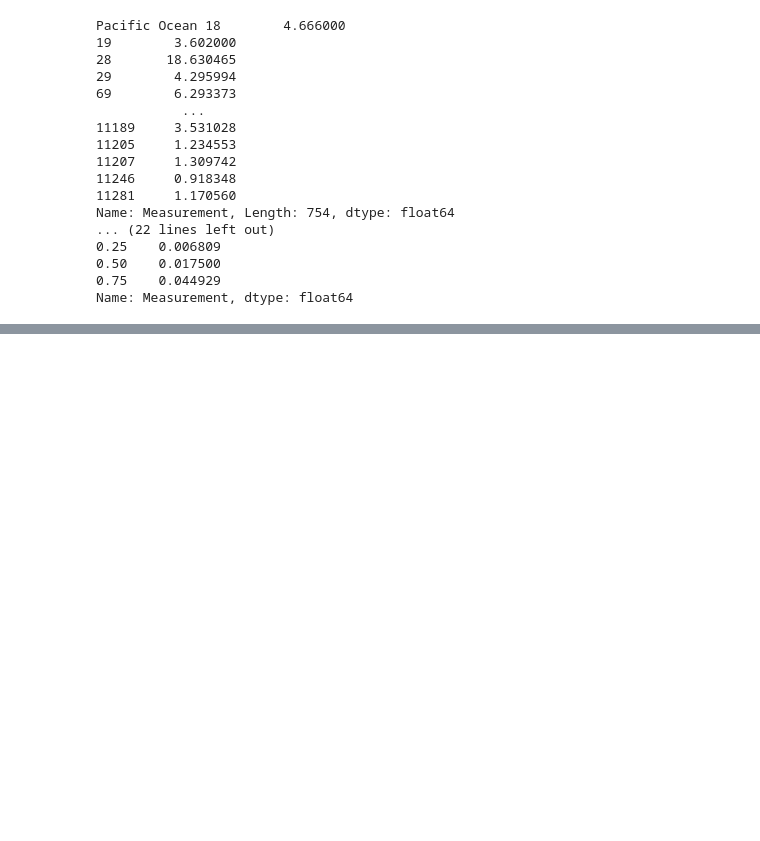
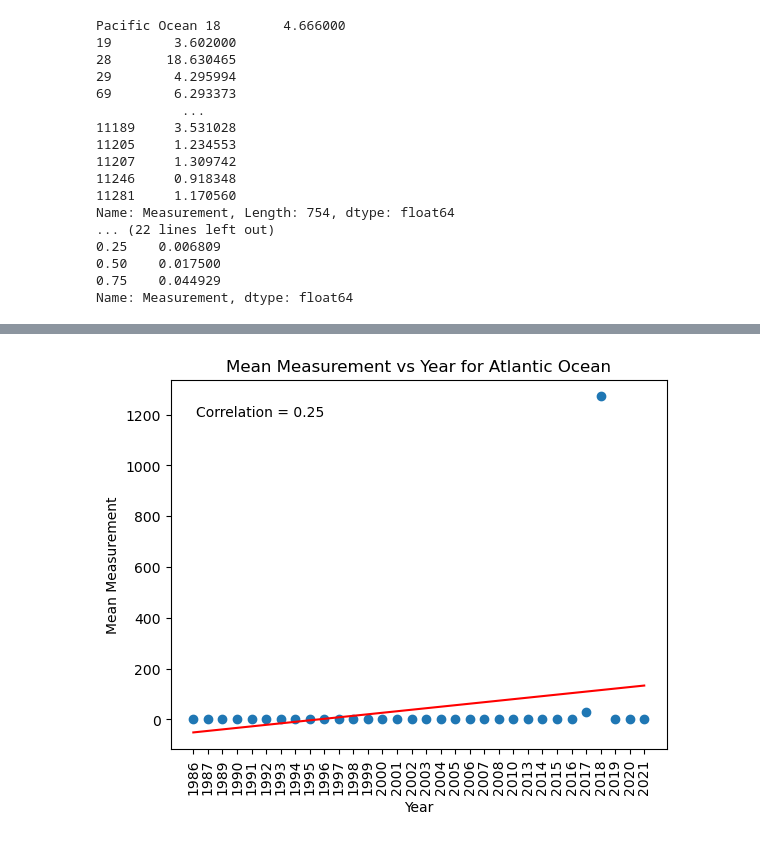
Before and after one commit to emalaki/Project-1, a Jupyter notebook: aa-notebook.ipynb, the cells around one changed output, grey strips where cells are left out. Saved outputs shown, nothing was run; the diff lists cells and outputs as text; code cells hidden in the pictures; blank space fills up the shorter version.

```diff
--- a/aa-notebook.ipynb
+++ b/aa-notebook.ipynb
@@ -272,16 +212,0 @@ plt.show()
-# %%
-#create a scatter plot of avg measurement for atlantic ocean over time
-atlantic_df = clean_microplastics_df[clean_microplastics_df['Oceans'] == 'Atlantic Ocean']
-
-mean_atl_df = atlantic_df.groupby('Year')['Measurement'].mean().reset_index()
-
-plt.scatter(mean_atl_df['Year'], mean_atl_df['Measurement'])
-
-plt.title('Mean Measurement vs Year for Atlantic Ocean')
-plt.xlabel('Year')
-plt.xticks(rotation=90)
-plt.ylabel('Mean Measurement')
-
-plt.savefig("output_data/Fig5.png")
-
-plt.show()
@@ -306,0 +284,44 @@ plt.show()
+# %%
+# #create a scatter plot of avg measurement for atlantic ocean over time
+# atlantic_df = clean_microplastics_df[clean_microplastics_df['Oceans'] == 'Atlantic Ocean']
+
+# mean_atl_df = atlantic_df.groupby('Year')['Measurement'].mean().reset_index()
+
+# plt.scatter(mean_atl_df['Year'], mean_atl_df['Measurement'])
+
+# plt.title('Mean Measurement vs Year for Atlantic Ocean')
+# plt.xlabel('Year')
+# plt.xticks(rotation=90)
+# plt.ylabel('Mean Measurement')
+
+# plt.savefig("output_data/Fig5.png")
+
+# plt.show()
+
+# Convert the Year column into numerical values
+le = LabelEncoder()
+mean_atl_df['Year_num'] = le.fit_transform(mean_atl_df['Year'])
+
+# Calculate the regression line
+slope, intercept, r_value, p_value, std_err = stats.linregress(mean_atl_df['Year_num'], mean_atl_df['Measurement'])
+regression_line = slope * mean_atl_df['Year_num'] + intercept
+
+# Plot the scatterplot with the regression line
+plt.scatter(mean_atl_df['Year_num'], mean_atl_df['Measurement'])
+plt.plot(mean_atl_df['Year_num'], regression_line, color='red')
+
+# Add the x-axis labels back using the original categories
+plt.xticks(mean_atl_df['Year_num'], mean_atl_df['Year'], rotation=90)
+
+# Add the correlation coefficient to the plot
+corr_coef = round(r_value, 2)
+plt.annotate(f"Correlation = {corr_coef}", xy=(0.05, 0.9), xycoords='axes fraction')
+
+plt.title('Mean Measurement vs Year for Atlantic Ocean')
+plt.xlabel('Year')
+plt.ylabel('Mean Measurement')
+
+plt.savefig("output_data/Fig5.png")
+plt.show()
+# %% [output]
+[figure, added]
```
Also changed, not shown: parts of 14 cells of this notebook, 3 other files.
